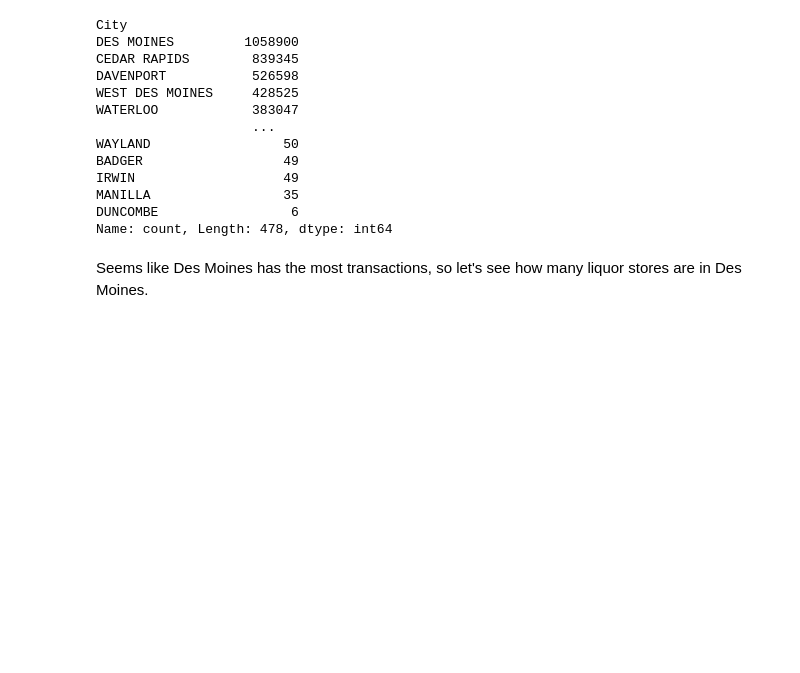
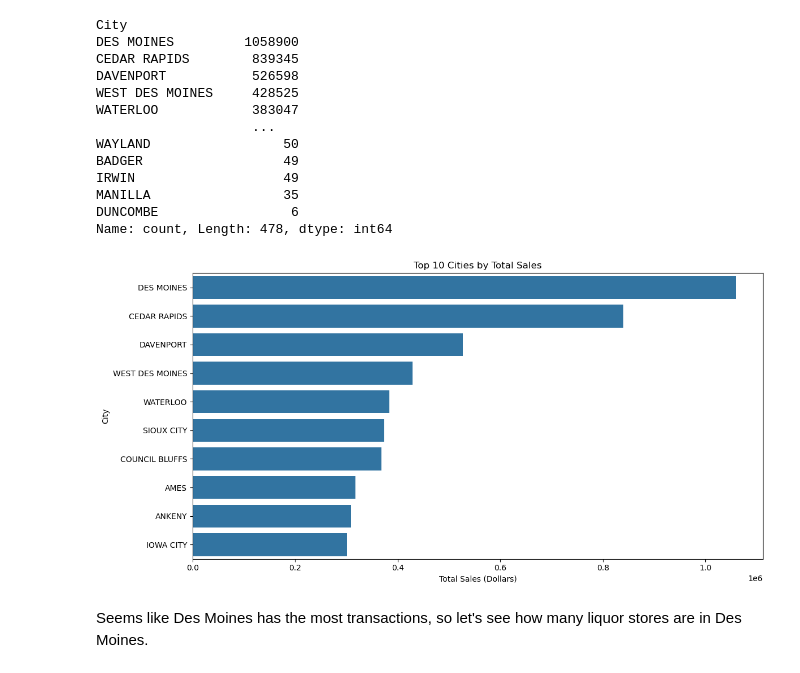
Before and after one commit to haidermumtaz/Iowa-Liquor-Sales-Analysis, a Jupyter notebook: liquor_sales_analysis.ipynb, the cells around one changed output. Cells and saved outputs as stored; diff of their text form; code cells hidden in the pictures; blank space fills up the shorter version.

```diff
--- a/liquor_sales_analysis.ipynb
+++ b/liquor_sales_analysis.ipynb
@@ -98,6 +98,17 @@ IRWIN                   49
 MANILLA                 35
 DUNCOMBE                 6
 Name: count, Length: 478, dtype: int64
+# %%
+eda.bar_plot_top_10(
+    data=liquor_sales,
+    group_by_col='City',
+    value_col='Sale (Dollars)',
+    title='Top 10 Cities by Total Sales',
+    xlabel='Total Sales (Dollars)',
+    agg_func='count'
+)
+# %% [output]
+[figure, added]
 # %% [markdown]
 Seems like Des Moines has the most transactions, so let's see how many liquor stores are in Des Moines.
 # %%
```
Also changed, not shown: parts of 4 cells of this notebook.
